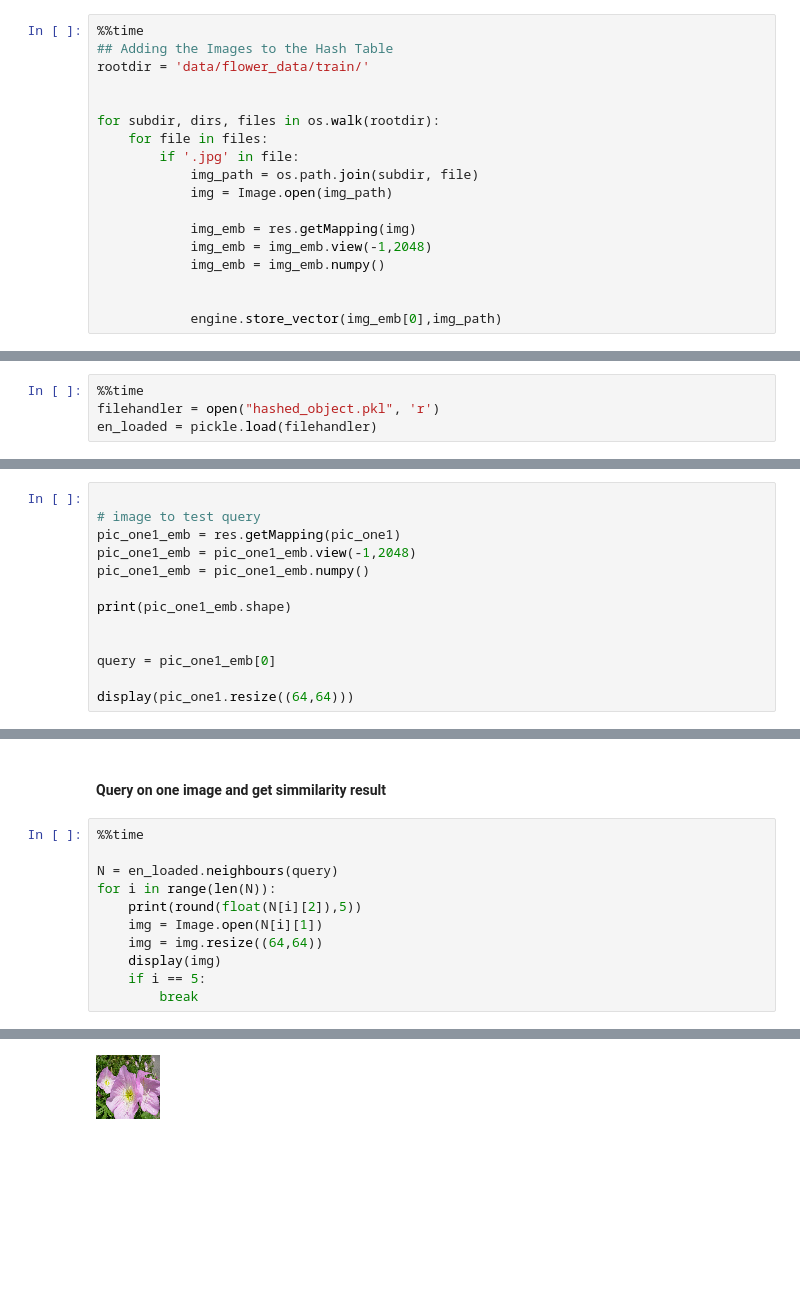
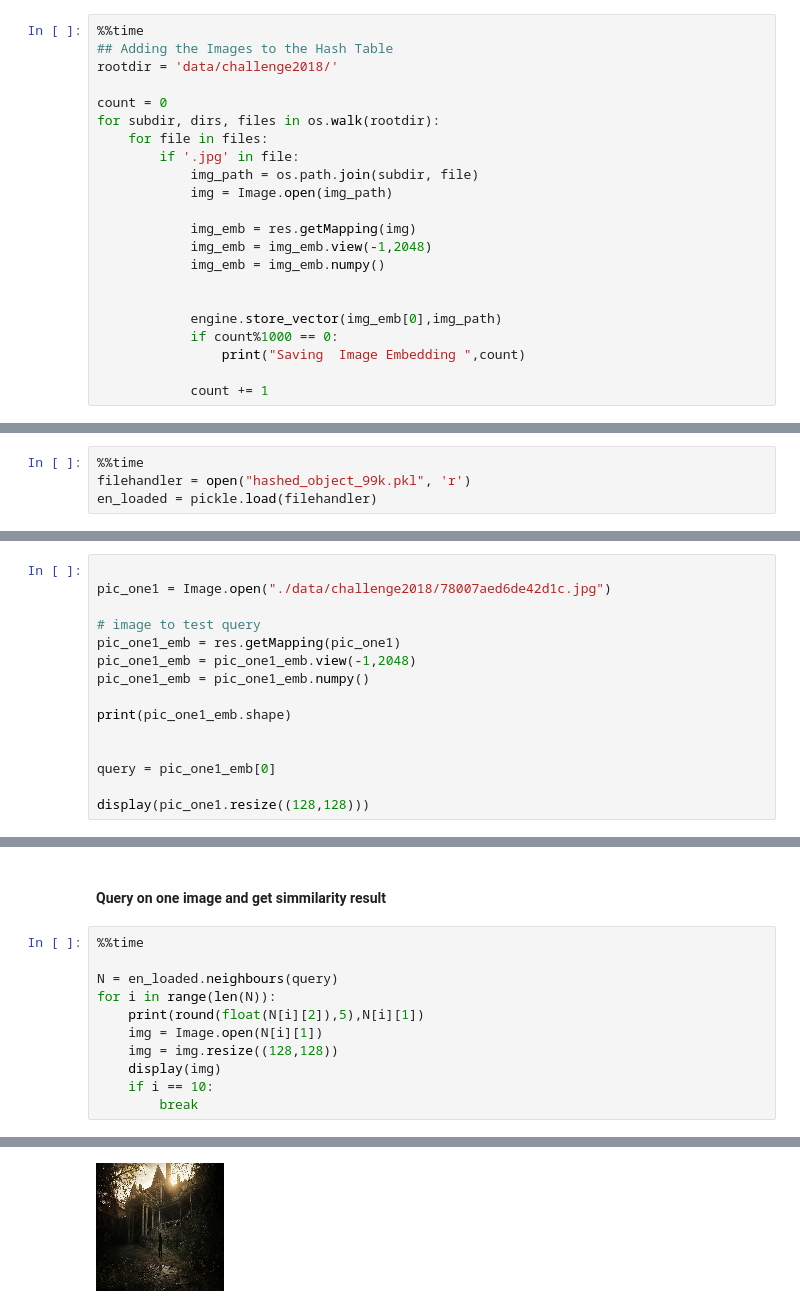
Before and after one commit to singnet/image-retrieval-service, a Jupyter notebook: storeLSH.ipynb, the cells around one changed output, grey strips where cells are left out. Drawn from its saved outputs; the diff is of its cells as text; blank space fills up the shorter version.

Commit message:
trained and tested on 99k images

```diff
--- a/storeLSH.ipynb
+++ b/storeLSH.ipynb
@@ -47,9 +47,9 @@ engine = Engine(dimension, lshashes=[rbp],storage=msote,distance=CosineDistance(
 # %%
 %%time
 ## Adding the Images to the Hash Table
-rootdir = 'data/flower_data/train/'
+rootdir = 'data/challenge2018/'
 
-
+count = 0
 for subdir, dirs, files in os.walk(rootdir):
     for file in files:
         if '.jpg' in file:
@@ -62,4 +62,8 @@ for subdir, dirs, files in os.walk(rootdir):
 
 
             engine.store_vector(img_emb[0],img_path)
+            if count%1000 == 0:
+                print("Saving  Image Embedding ",count)
+
+            count += 1
 # %% [output]
@@ -79,6 +98,6 @@ Wall time: 8.46 s
 - perform a search query
 # %%
 %%time
-filehandler = open("hashed_object.pkl", 'r')
+filehandler = open("hashed_object_99k.pkl", 'r')
 en_loaded = pickle.load(filehandler)
 # %% [output]
@@ -87,4 +106,6 @@ Wall time: 2.02 s
 # %%
+
+pic_one1 = Image.open("./data/challenge2018/78007aed6de42d1c.jpg")
 
 # image to test query
 pic_one1_emb = res.getMapping(pic_one1)
@@ -96,6 +117,6 @@ print(pic_one1_emb.shape)
 
 query = pic_one1_emb[0]
 
-display(pic_one1.resize((64,64)))
+display(pic_one1.resize((128,128)))
 # %% [output]
 (1, 2048)
@@ -107,10 +128,10 @@ display(pic_one1.resize((64,64)))
 
 N = en_loaded.neighbours(query)
 for i in range(len(N)):
-    print(round(float(N[i][2]),5))
+    print(round(float(N[i][2]),5),N[i][1])
     img = Image.open(N[i][1])
-    img = img.resize((64,64))
+    img = img.resize((128,128))
     display(img)
-    if i == 5:
+    if i == 10:
         break
 # %% [output]
@@ -120 +141 @@ for i in range(len(N)):
-[figure, old version]
+[figure, new version]
```
Also changed, not shown: parts of 6 cells of this notebook.
